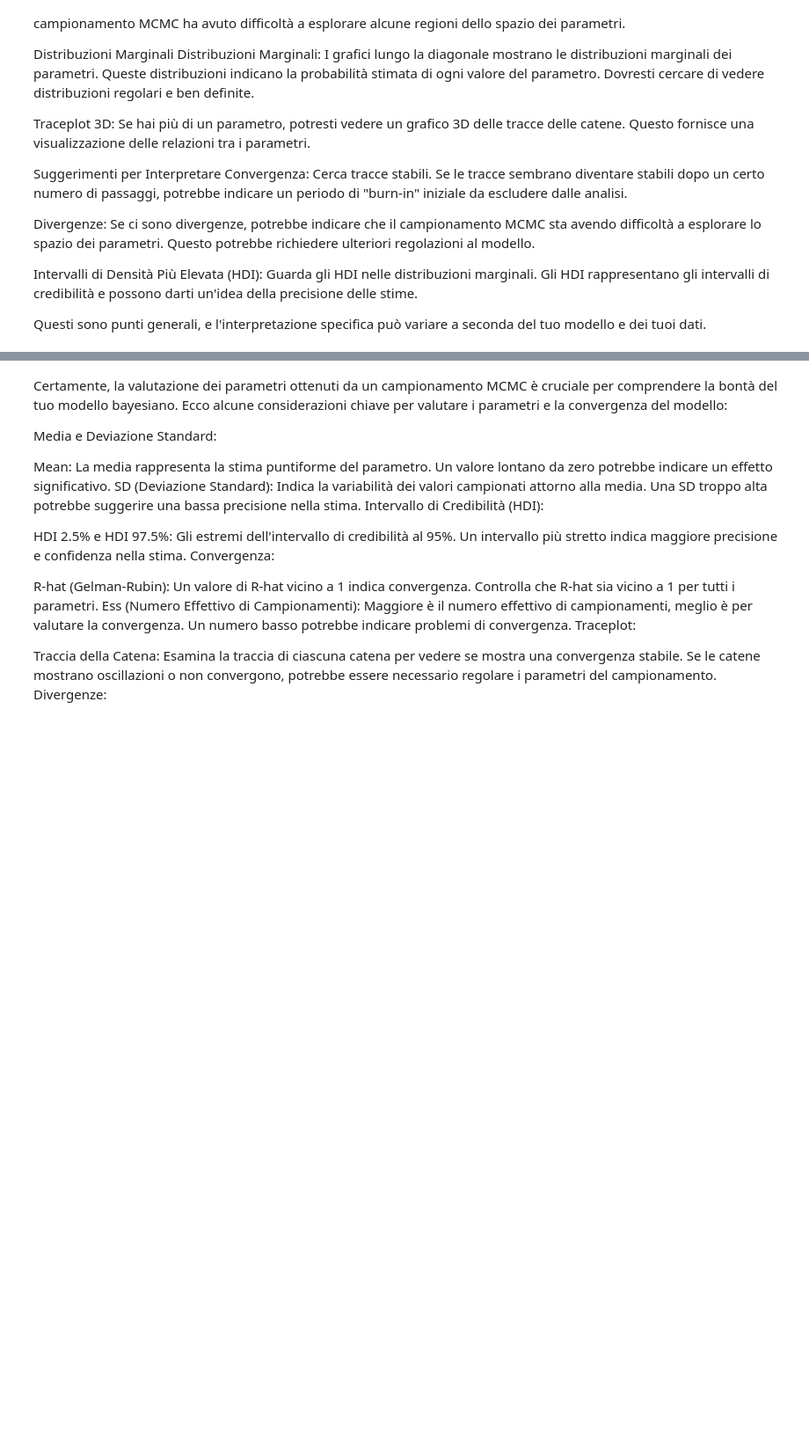
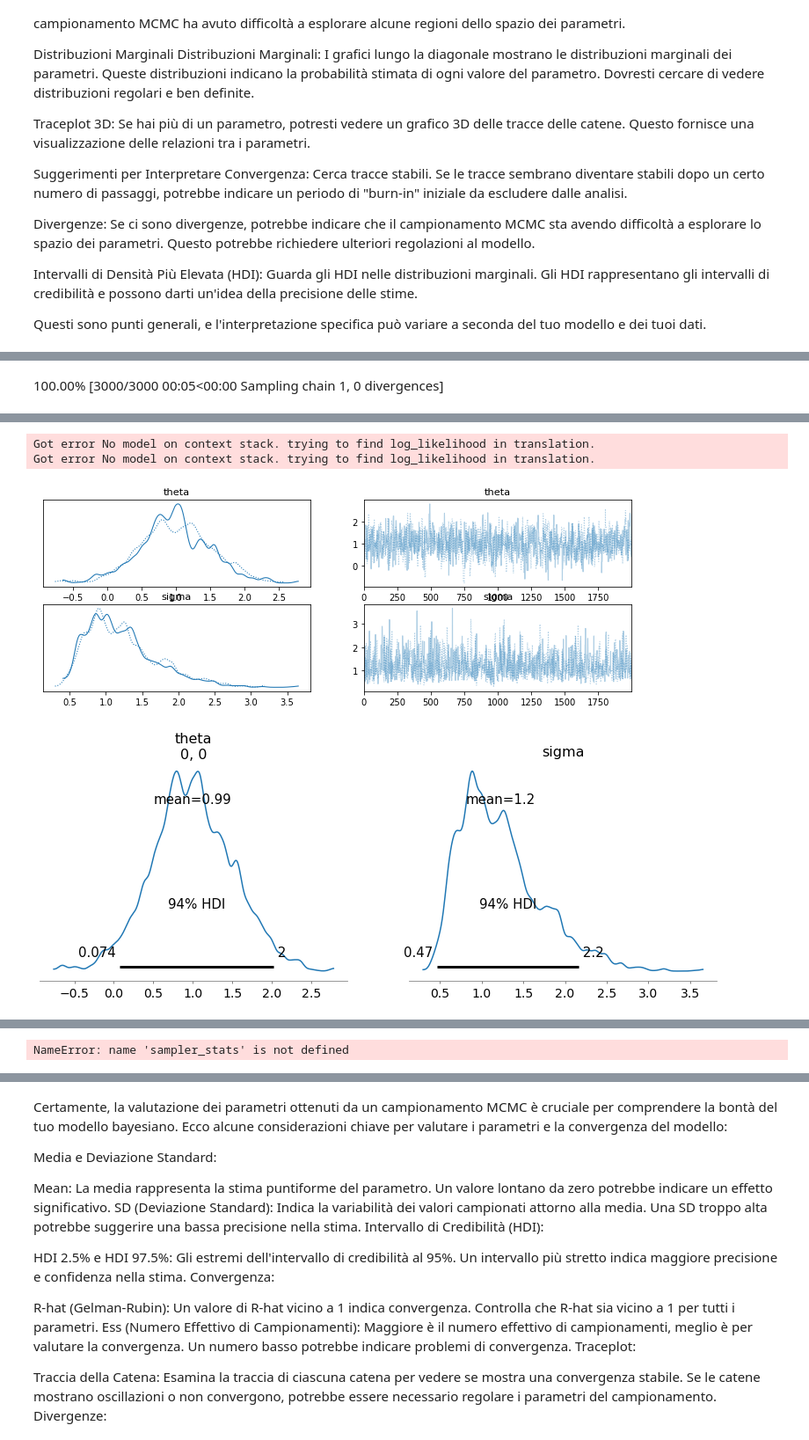
Before and after one commit to Jackmos/Multi-Fidelity-MCMC-methods, a Jupyter notebook: PACS_project2/Diffusion/3_step_NN/MCMC.ipynb, the cells around one changed output, grey strips where cells are left out. Shown at 88% size. Saved outputs shown, nothing was run; the diff lists cells and outputs as text; code cells hidden in the pictures; blank space fills up the shorter version.

```diff
--- a/PACS_project2/Diffusion/3_step_NN/MCMC.ipynb
+++ b/PACS_project2/Diffusion/3_step_NN/MCMC.ipynb
@@ -116,0 +198,74 @@ Questi sono punti generali, e l'interpretazione specifica può variare a seconda
+# %%
+import arviz as az
+
+# Dati corretti o raffinati
+data_true = U_HF_test_selection  # Inserisci i tuoi dati corretti
+theta_lower = 0.5
+theta_upper = 1.5
+
+mu_prior = (theta_lower + theta_upper) / 2  # Media nel centro del range
+sigma_prior = (theta_upper - theta_lower) / 2
+
+reaction_nn=reaction_HF_test[permutation][2:3]
+print(reaction_nn)
+data_true=U_HF_test_selection[2:3]
+# Modello PyMC3
+with pm.Model() as model:
+    # Prior sui parametri del modello numerico approssimato
+    theta = pm.Normal('theta', mu=mu_prior, sd=sigma_prior,shape=(1,1))
+    #theta = pm.Uniform('theta', lower=0.5, upper=1.5, shape=(1,1))  # Modifica shape in base ai tuoi parametri
+    #theta_0=theta.random()
+    # Modello numerico approssimato
+    out1=keras_model1.predict(reaction_nn)
+    in2 = np.hstack((reaction_nn, out1))
+    out2=keras_model2.predict(in2)
+    in3 = np.hstack((in2, out2))
+    approx_model_output=keras_model3.predict(in3)
+    #approx_model_output = custom_numerical_model(theta)  # Sostituisci con il tuo modello numerico
+
+    # Likelihood basato sui dati osservati
+    likelihood= pm.Normal('likelihood', mu=approx_model_output, sd=pm.HalfNormal('sigma', sd=1), observed=data_true)
+
+    # Likelihood basato sui dati corretti
+    #likelihood_true = pm.Normal('likelihood_true', mu=approx_model_output, sd=pm.HalfNormal('sigma', sd=1), observed=data_true)
+
+    # Campionamento MCMC
+    trace = pm.sample(2000, tune=1000, cores=1,step=pm.Metropolis())
+
+# Analisi dei risultati
+print(pm.summary(trace).round(2))
+pm.traceplot(trace)
+# Estrai la traccia dei campioni per la variabile theta
+theta_samples = trace['theta']
+
+# Calcola la stima della media e la deviazione standard per ogni parametro
+estimated_theta_mean = theta_samples.mean(axis=0)
+estimated_theta_std = theta_samples.std(axis=0)
+
+pm.plot_posterior(trace)
+plt.show()
+
+# Stampa le stime
+print("Stime della media di theta:")
+print(estimated_theta_mean)
+print("\nDeviazione standard di theta:")
+print(estimated_theta_std)
+
+# Recupera le statistiche del sampler
+#sampler_stats = trace.get_sampler_stats("metropolis")
+
+# Estrai il numero di acceptance e rejection
+acceptance_rates = sampler_stats[:, 0]  # Colonna 0: acceptance
+rejection_rates = 1 - acceptance_rates
+pm.autocorrplot(trace)
+
+ppc = pm.sample_posterior_predictive(trace, samples=500, model=model)
+# Plot acceptance e rejection
+plt.plot(acceptance_rates, label="Acceptance Rate")
+plt.plot(rejection_rates, label="Rejection Rate")
+plt.xlabel("Iteration")
+plt.ylabel("Rate")
+plt.legend()
+plt.show()
+#az.plot_posterior(trace, var_names=['theta'], credible_interval=0.95)
+# %% [output]
@@ -116,0 +281 @@ Questi sono punti generali, e l'interpretazione specifica può variare a seconda
+100.00% [3000/3000 00:05<00:00 Sampling chain 1, 0 divergences]
@@ -116,0 +293,4 @@ Questi sono punti generali, e l'interpretazione specifica può variare a seconda
+Got error No model on context stack. trying to find log_likelihood in translation.
+Got error No model on context stack. trying to find log_likelihood in translation.
+[figure, added]
+[figure, added]
@@ -116,0 +302 @@ Questi sono punti generali, e l'interpretazione specifica può variare a seconda
+NameError: name 'sampler_stats' is not defined
```
Also changed, not shown: parts of 32 cells of this notebook, 8 other files.
